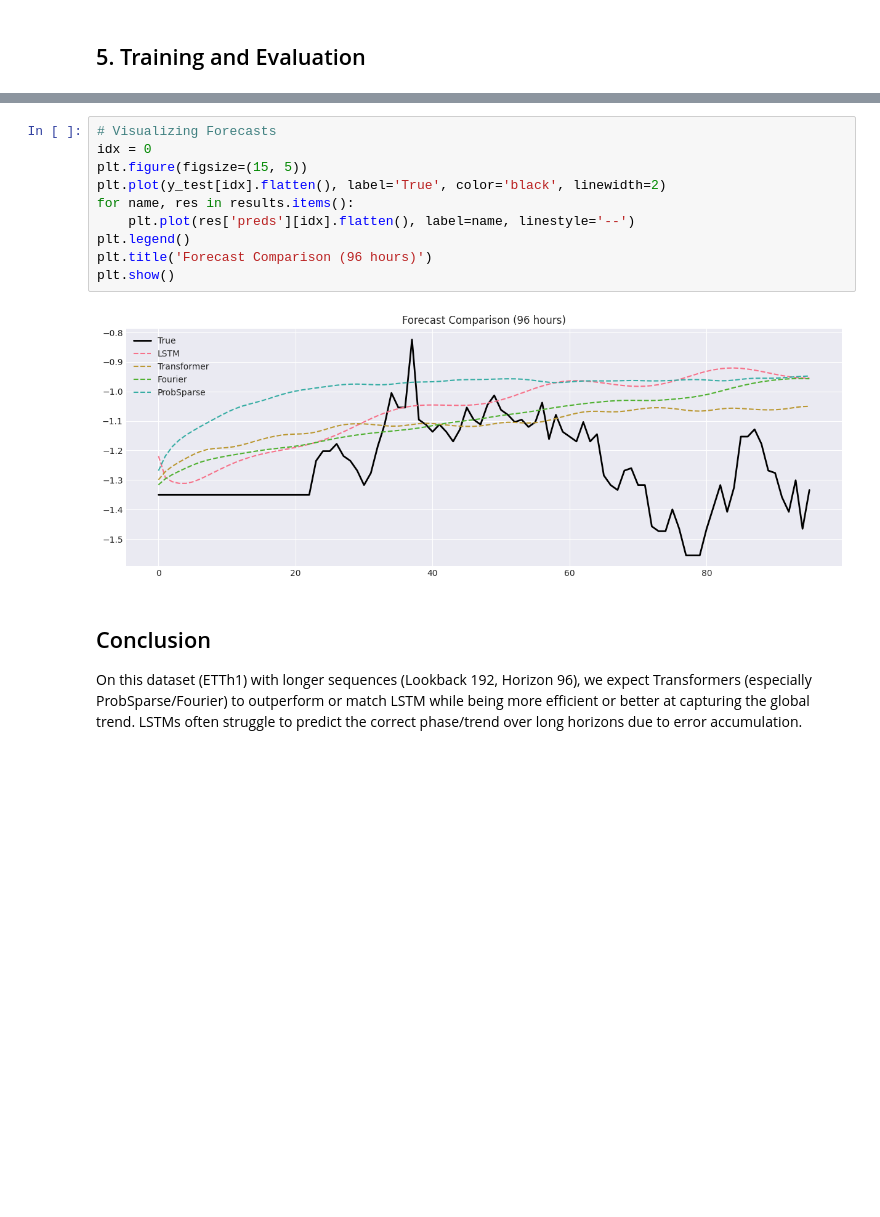
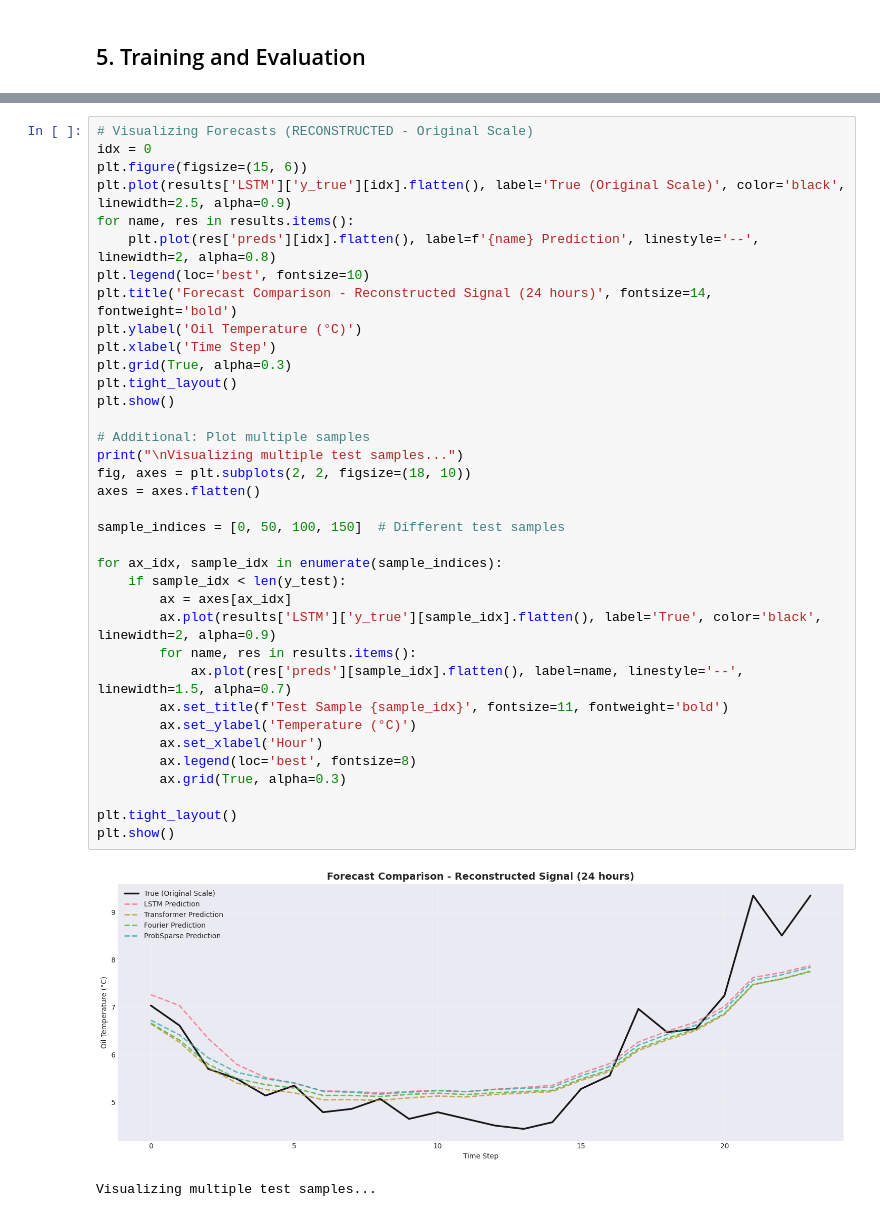
Before and after one commit to ArthurgLeonida/TimeSeriesProjectUFSC, a Jupyter notebook: long_term.ipynb, the cells around one changed output, grey strips where cells are left out. Drawn from its saved outputs; the diff is of its cells as text; blank space fills up the shorter version.

```diff
--- a/long_term.ipynb
+++ b/long_term.ipynb
@@ -728,16 +1038,39 @@ Transformer  0.188815     0.472492                       -74.30
-# %%
-# Visualizing Forecasts
-idx = 0
-plt.figure(figsize=(15, 5))
-plt.plot(y_test[idx].flatten(), label='True', color='black', linewidth=2)
-for name, res in results.items():
-    plt.plot(res['preds'][idx].flatten(), label=name, linestyle='--')
-plt.legend()
-plt.title('Forecast Comparison (96 hours)')
-plt.show()
-# %% [output]
-[figure, removed]
-# %% [markdown]
-## Conclusion
-
-On this dataset (ETTh1) with longer sequences (Lookback 192, Horizon 96), we expect Transformers (especially ProbSparse/Fourier) to outperform or match LSTM while being more efficient or better at capturing the global trend. LSTMs often struggle to predict the correct phase/trend over long horizons due to error accumulation.
+# %%
+# Visualizing Forecasts (RECONSTRUCTED - Original Scale)
+idx = 0
+plt.figure(figsize=(15, 6))
+plt.plot(results['LSTM']['y_true'][idx].flatten(), label='True (Original Scale)', color='black', linewidth=2.5, alpha=0.9)
+for name, res in results.items():
+    plt.plot(res['preds'][idx].flatten(), label=f'{name} Prediction', linestyle='--', linewidth=2, alpha=0.8)
+plt.legend(loc='best', fontsize=10)
+plt.title('Forecast Comparison - Reconstructed Signal (24 hours)', fontsize=14, fontweight='bold')
+plt.ylabel('Oil Temperature (°C)')
+plt.xlabel('Time Step')
+plt.grid(True, alpha=0.3)
+plt.tight_layout()
+plt.show()
+
+# Additional: Plot multiple samples
+print("\nVisualizing multiple test samples...")
+fig, axes = plt.subplots(2, 2, figsize=(18, 10))
+axes = axes.flatten()
+
+sample_indices = [0, 50, 100, 150]  # Different test samples
+
+for ax_idx, sample_idx in enumerate(sample_indices):
+    if sample_idx < len(y_test):
+        ax = axes[ax_idx]
+        ax.plot(results['LSTM']['y_true'][sample_idx].flatten(), label='True', color='black', linewidth=2, alpha=0.9)
+        for name, res in results.items():
+            ax.plot(res['preds'][sample_idx].flatten(), label=name, linestyle='--', linewidth=1.5, alpha=0.7)
+        ax.set_title(f'Test Sample {sample_idx}', fontsize=11, fontweight='bold')
+        ax.set_ylabel('Temperature (°C)')
+        ax.set_xlabel('Hour')
+        ax.legend(loc='best', fontsize=8)
+        ax.grid(True, alpha=0.3)
+
+plt.tight_layout()
+plt.show()
+# %% [output]
+[figure, added]
+Visualizing multiple test samples...
```
Also changed, not shown: parts of 18 cells of this notebook, 1 other file.
